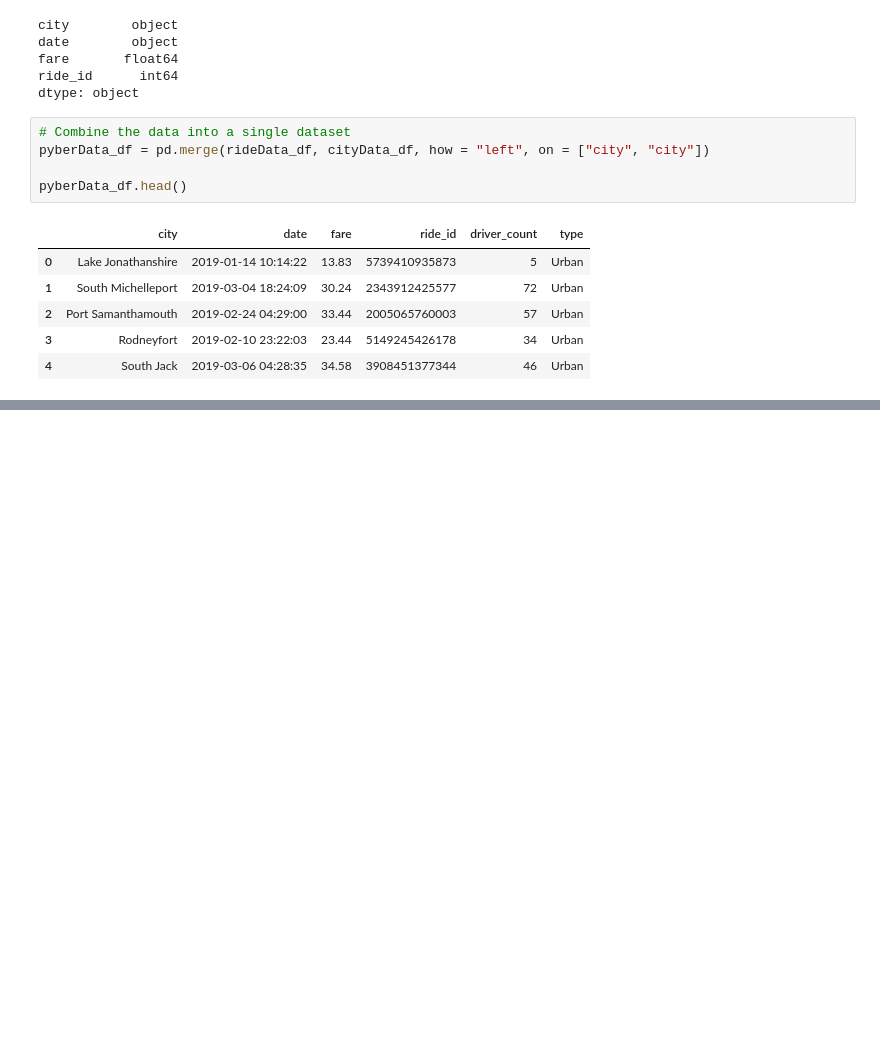
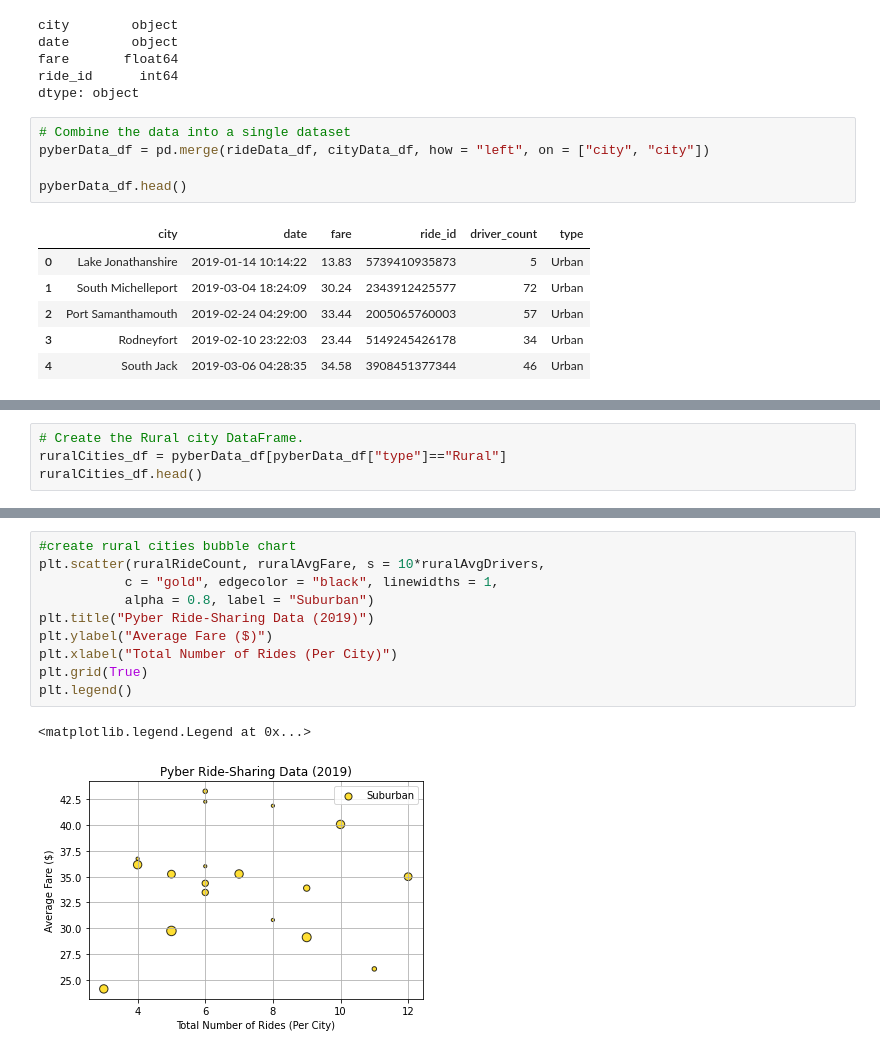
Before and after one commit to lbelnap20/PyBer_Analysis, a Jupyter notebook: PyBer.ipynb, the cells around one changed output, grey strips where cells are left out. Cells and saved outputs as stored; diff of their text form; blank space fills up the shorter version.

```diff
--- a/PyBer.ipynb
+++ b/PyBer.ipynb
@@ -110,0 +133,4 @@ pyberData_df.head()
+# %%
+# Create the Rural city DataFrame.
+ruralCities_df = pyberData_df[pyberData_df["type"]=="Rural"]
+ruralCities_df.head()
@@ -110,0 +218,13 @@ pyberData_df.head()
+# %%
+#create rural cities bubble chart
+plt.scatter(ruralRideCount, ruralAvgFare, s = 10*ruralAvgDrivers,
+           c = "gold", edgecolor = "black", linewidths = 1,
+           alpha = 0.8, label = "Suburban")
+plt.title("Pyber Ride-Sharing Data (2019)")
+plt.ylabel("Average Fare ($)")
+plt.xlabel("Total Number of Rides (Per City)")
+plt.grid(True)
+plt.legend()
+# %% [output]
+<matplotlib.legend.Legend at 0x...>
+[figure, added]
```
Also changed, not shown: parts of 12 cells of this notebook, 1 other file.
